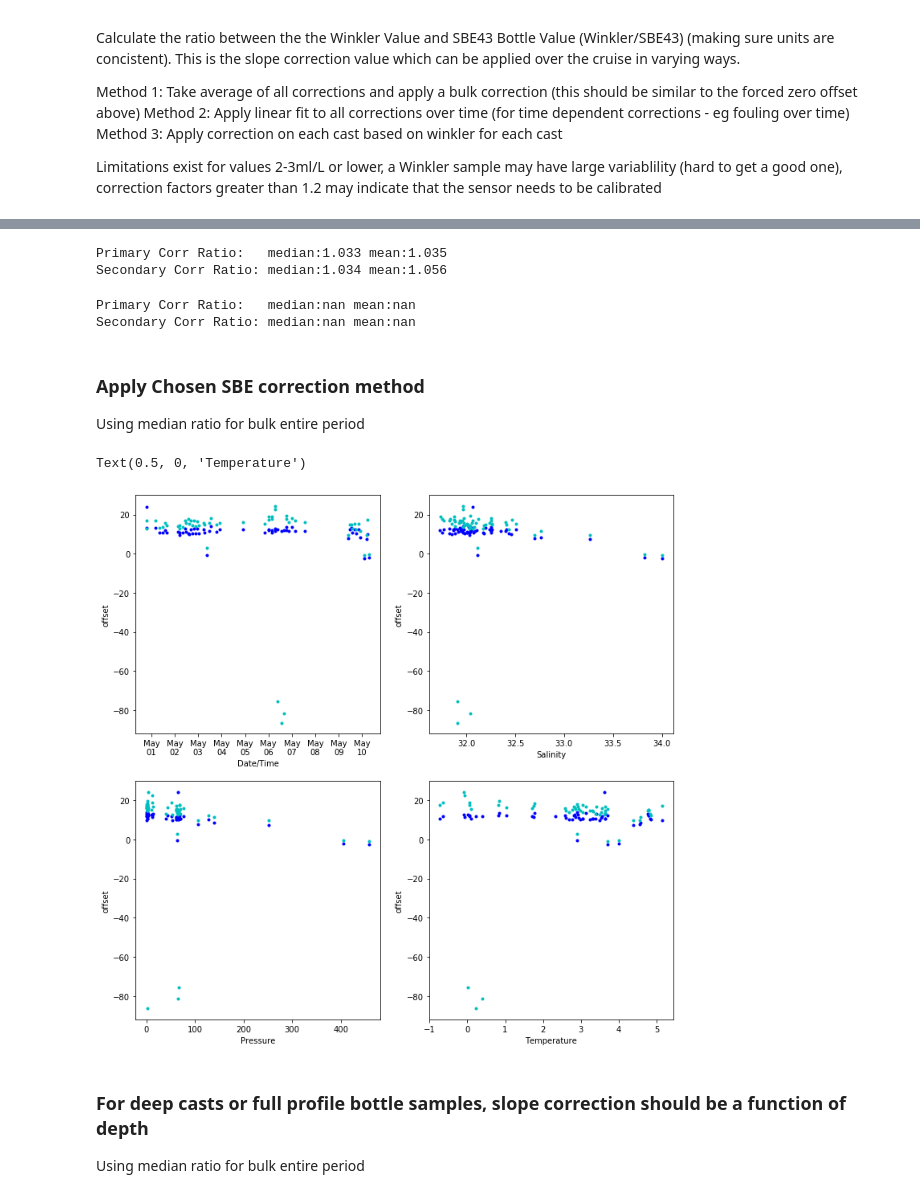
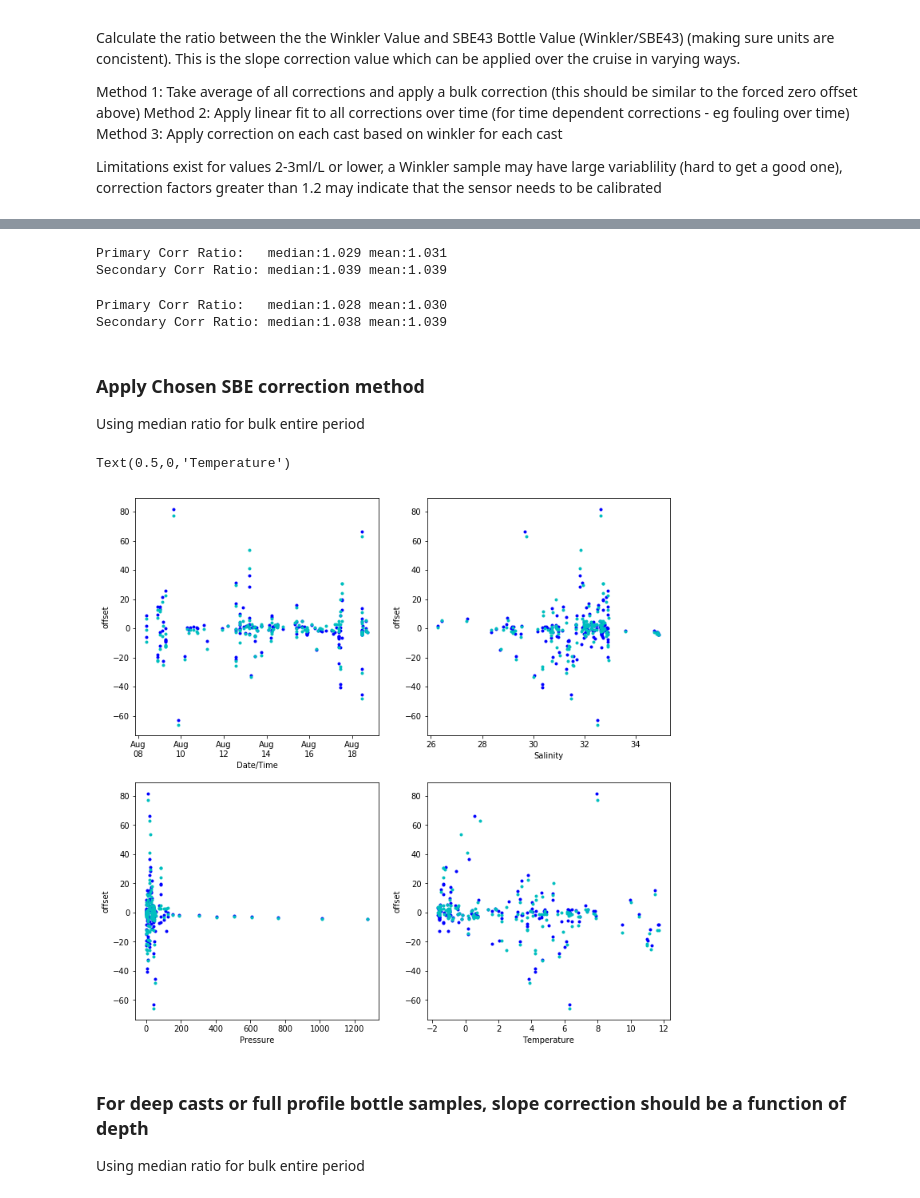
Before and after one commit to NOAA-PMEL/EcoFOCI_Jupyter_Notebooks, a Jupyter notebook: EcoFOCI_Cruises/Bottle Oxygen Calibrations for CTD Data.ipynb, the cells around one changed output, grey strips where cells are left out. Cells and saved outputs as stored; diff of their text form; code cells hidden in the pictures.

```diff
--- a/EcoFOCI_Cruises/Bottle Oxygen Calibrations for CTD Data.ipynb
+++ b/EcoFOCI_Cruises/Bottle Oxygen Calibrations for CTD Data.ipynb
@@ -22,7 +23,7 @@ import matplotlib.dates as mdates
 import pandas as pd
 import numpy as np
 # %%
-source_file = '/Users/bell/ecoraid/2018/CTDcasts/dy1805/working/dy1805.report_btl.xlsx'
+source_file = '/Users/bell/ecoraid/2018/CTDcasts/HE1801/working/he1801.report_btl.xlsx'
 # %%
 dateparser = lambda x: pd.datetime.strptime(x, '%Y-%m-%d %H:%M:%S')
 df = pd.read_excel(source_file,sheet_name='Comparison',date_parse='date_time',index_col='date_time')
@@ -122,8 +148,8 @@ Secondary: y=0.920 x + 40.01
 # %% [markdown]
 #### Correct for linear fit
 # %%
-df['Primary'] = 1.047 * df['Sbeox0Mm/Kg']
-df['Secondary'] = 1.049 * df['Sbeox1Mm/Kg']
+df['Primary'] = 0.956 * df['Sbeox0Mm/Kg']
+df['Secondary'] = 0.947 * df['Sbeox1Mm/Kg']
 # %%
 fig, ax = plt.subplots(2,2,'none',figsize=(12, 12))
 plt.subplot(221)
@@ -233,11 +259,11 @@ Text(0.5, 0, 'Date/Time')
 print('Primary Corr Ratio:   median:{0:.3f} mean:{1:.3f} '.format((df['O2, uM/kg00']/df['Sbeox0Mm/Kg']).median(), (df['O2, uM/kg00']/df['Sbeox0Mm/Kg']).mean()))
 print('Secondary Corr Ratio: median:{0:.3f} mean:{1:.3f} '.format((df['O2, uM/kg01']/df['Sbeox1Mm/Kg']).median(), (df['O2, uM/kg01']/df['Sbeox1Mm/Kg']).mean()))
 # %% [output]
-Primary Corr Ratio:   median:1.033 mean:1.035
-Secondary Corr Ratio: median:1.034 mean:1.056
+Primary Corr Ratio:   median:1.029 mean:1.031
+Secondary Corr Ratio: median:1.039 mean:1.039
 # %%
 # or for chosen subperiod and values greater than 500
-sub_time=['2017-08-15','2017-11-15']
+sub_time=['2017-08-15','2019-11-15']
 df_sub = df[df.PrDM < 500]
 print('Primary Corr Ratio:   median:{0:.3f} mean:{1:.3f} '.format(
     (df_sub['O2, uM/kg00'][sub_time[0]:sub_time[1]]/df_sub['Sbeox0Mm/Kg'][sub_time[0]:sub_time[1]]).median(),
@@ -246,47 +272,47 @@ print('Secondary Corr Ratio: median:{0:.3f} mean:{1:.3f} '.format(
     (df_sub['O2, uM/kg01'][sub_time[0]:sub_time[1]]/df_sub['Sbeox1Mm/Kg'][sub_time[0]:sub_time[1]]).median(),
     (df_sub['O2, uM/kg01'][sub_time[0]:sub_time[1]]/df_sub['Sbeox1Mm/Kg'][sub_time[0]:sub_time[1]]).mean()))
 # %% [output]
-Primary Corr Ratio:   median:nan mean:nan
-Secondary Corr Ratio: median:nan mean:nan
+Primary Corr Ratio:   median:1.028 mean:1.030
+Secondary Corr Ratio: median:1.038 mean:1.039
 # %% [markdown]
 ### Apply Chosen SBE correction method
 
 Using median ratio for bulk entire period
 # %%
-ratio_cor1 = 1.068
-ratio_cor2 = 1.082
+ratio_cor1 = 1.028
+ratio_cor2 = 1.038
 
 #Plot Offset Corrected Difference for Evaluation
 fig, ax = plt.subplots(2,2,'none',figsize=(12, 12))
 plt.subplot(221)
 plt.plot(df.index,(df['Sbeox0Mm/Kg']*ratio_cor1-df['O2, uM/kg00']),'b.')
 plt.plot(df.index,(df['Sbeox1Mm/Kg']*ratio_cor2-df['O2, uM/kg01']),'c.')
 ax = plt.gca()
 xfmt = mdates.DateFormatter('%b\n%d')
 ax.xaxis.set_major_formatter(xfmt)
 plt.ylabel('offset')
 plt.xlabel('Date/Time')
 
 plt.subplot(222)
 plt.plot(df['Sal00'],(df['Sbeox0Mm/Kg']*ratio_cor1-df['O2, uM/kg00']),'b.')
 plt.plot(df['Sal11'],(df['Sbeox1Mm/Kg']*ratio_cor2-df['O2, uM/kg01']),'c.')
 plt.ylabel('offset')
 plt.xlabel('Salinity')
 
 plt.subplot(223)
 plt.plot(df['PrDM'],(df['Sbeox0Mm/Kg']*ratio_cor1-df['O2, uM/kg00']),'b.')
 plt.plot(df['PrDM'],(df['Sbeox1Mm/Kg']*ratio_cor2-df['O2, uM/kg01']),'c.')
 plt.ylabel('offset')
 plt.xlabel('Pressure')
 
 plt.subplot(224)
 plt.plot(df['T090C'],(df['Sbeox0Mm/Kg']*ratio_cor1-df['O2, uM/kg00']),'b.')
 plt.plot(df['T190C'],(df['Sbeox1Mm/Kg']*ratio_cor2-df['O2, uM/kg01']),'c.')
 plt.ylabel('offset')
 plt.xlabel('Temperature')
 # %% [output]
-Text(0.5, 0, 'Temperature')
+Text(0.5,0,'Temperature')
-[figure, old version]
+[figure, new version]
 # %% [markdown]
 ### For deep casts or full profile bottle samples, slope correction should be a function of depth
 
```
Also changed, not shown: parts of 13 cells of this notebook, 37 other files.
